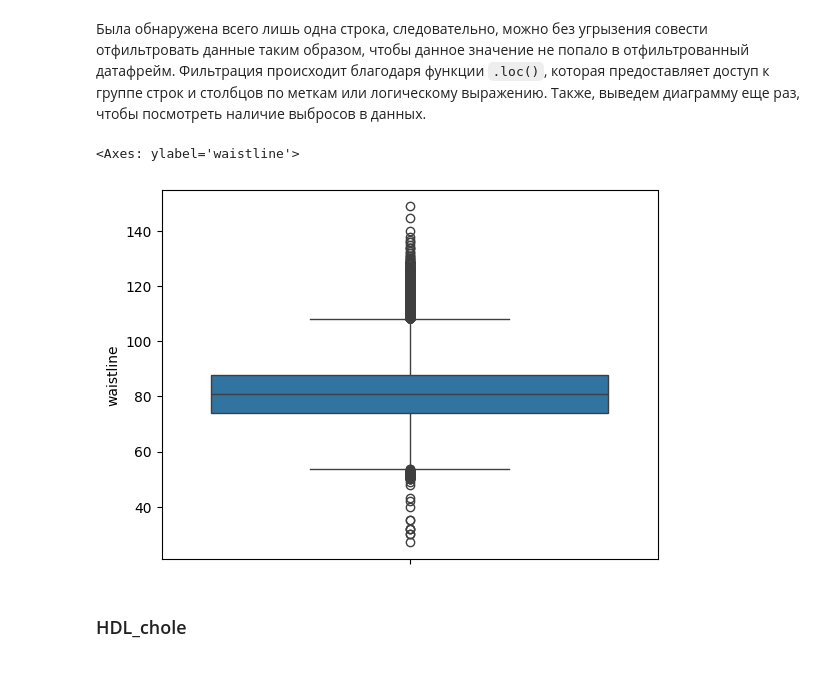
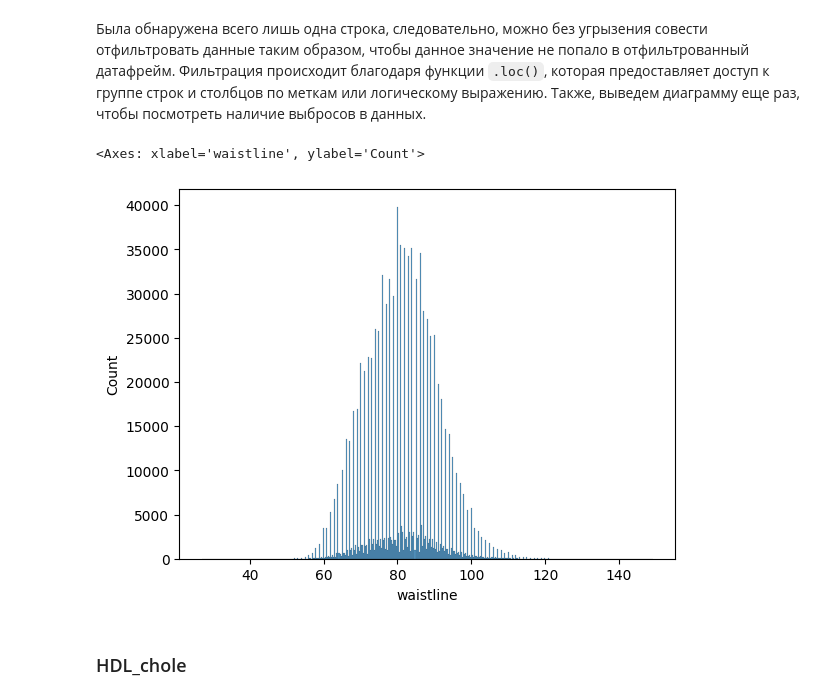
Before and after one commit to Supercili0usMe/bachelors_diploma_work, a Jupyter notebook: Smoking and drinking classification/1_EDA.ipynb, the cells around one changed output. Saved outputs shown, nothing was run; the diff lists cells and outputs as text; code cells hidden in the pictures; blank space fills up the shorter version.

```diff
--- a/Smoking and drinking classification/1_EDA.ipynb
+++ b/Smoking and drinking classification/1_EDA.ipynb
@@ -445,10 +440,10 @@ df[df["waistline"] < 20].head()
 Была обнаружена всего лишь одна строка, следовательно, можно без угрызения совести отфильтровать данные таким образом, чтобы данное значение не попало в отфильтрованный датафрейм. Фильтрация происходит благодаря функции `.loc()`, которая предоставляет доступ к группе строк и столбцов по меткам или логическому выражению. Также, выведем диаграмму еще раз, чтобы посмотреть наличие выбросов в данных.
 # %%
 df = df.loc[df["waistline"] > 20]
-sns.boxplot(df["waistline"])
+sns.histplot(df["waistline"])
 # %% [output]
-<Axes: ylabel='waistline'>
+<Axes: xlabel='waistline', ylabel='Count'>
-[figure, old version]
+[figure, new version]
 # %% [markdown]
 ### HDL_chole
 # %% [markdown]
```
Also changed, not shown: parts of 28 cells of this notebook.
